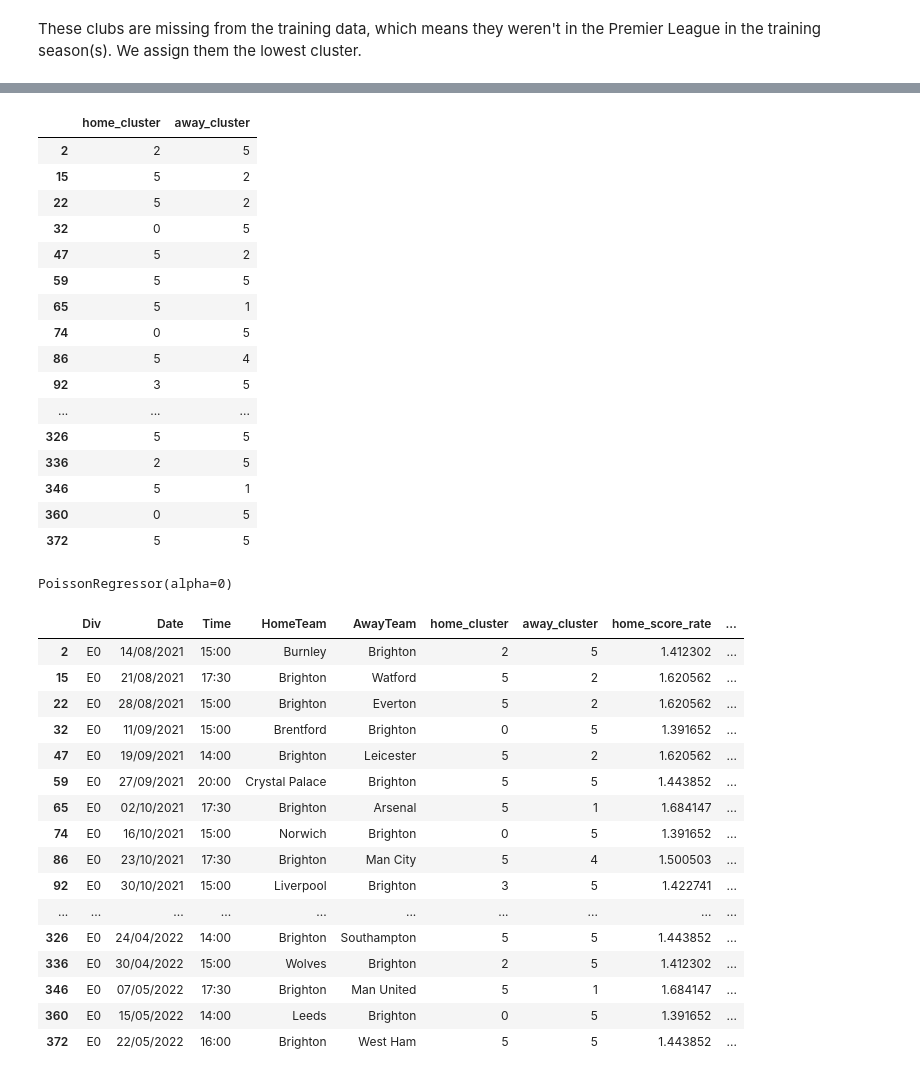
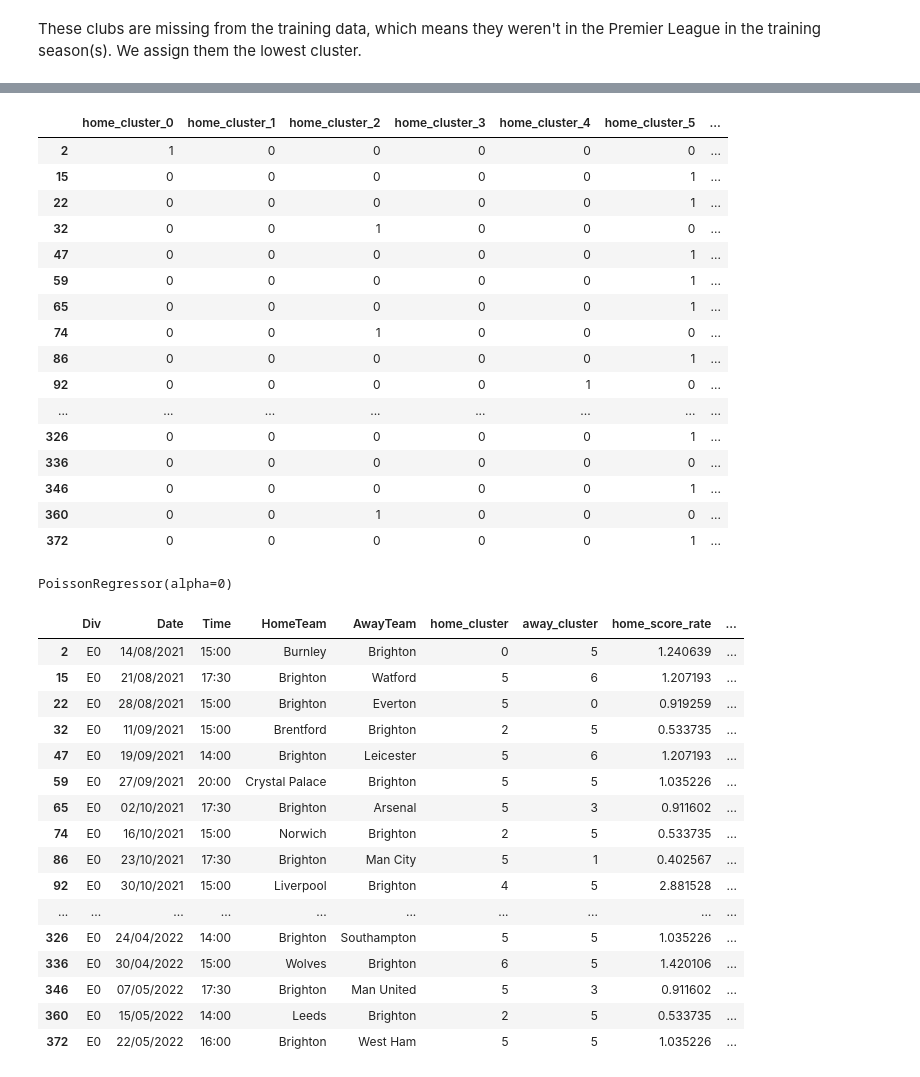
Before and after one commit to lyonjust/soccermatics, a Jupyter notebook: Assignment 3/assignment-3-draft.ipynb, the cells around one changed output, grey strips where cells are left out. Drawn from its saved outputs; the diff is of its cells as text; code cells hidden in the pictures.

```diff
--- a/Assignment 3/assignment-3-draft.ipynb
+++ b/Assignment 3/assignment-3-draft.ipynb
@@ -15,6 +15,7 @@ import seaborn as sns
 # %%
 N_SIMS = 1000
 SEED = 0
+N_CLUSTERS = 7
 # %%
 UPCOMING_SEASON = 2122
 CLUB_TO_PREDICT = 'Brighton'
@@ -130,10 +127,11 @@ df_average_goals
 | Liverpool | 1 | 2.894737 |
 | Man City | 1 | 3.000000 |
 # %%
-y_pred = KMeans(n_clusters=6, random_state=SEED).fit_predict(df_average_goals['goals'].to_numpy().reshape(-1, 1))
+kmeans = KMeans(n_clusters=N_CLUSTERS, random_state=SEED)
+
+y_pred = kmeans.fit_predict(df_average_goals['goals'].to_numpy().reshape(-1, 1))
 
 df_average_goals['cluster'] = y_pred
-#df_average_goals = df_average_goals.reset_index()
 df_average_goals
 # %% [output]
 |  |  | goals | cluster |
@@ -302,24 +311,26 @@ df_upcoming_season_fixtures
 # %%
 df_upcoming_season_fixtures_pred = df_upcoming_season_fixtures[['home_cluster', 'away_cluster']]
-df_upcoming_season_fixtures_pred
+df_upcoming_season_fixtures_pred_dummies = pd.get_dummies(df_upcoming_season_fixtures_pred, columns=['home_cluster', 'away_cluster'], prefix=['home_cluster', 'away_cluster'])
+
+df_upcoming_season_fixtures_pred_dummies
 # %% [output]
-|  | home_cluster | away_cluster |
-| 2 | 2 | 5 |
-| 15 | 5 | 2 |
-| 22 | 5 | 2 |
-| 32 | 0 | 5 |
-| 47 | 5 | 2 |
-| 59 | 5 | 5 |
-| 65 | 5 | 1 |
-| 74 | 0 | 5 |
-| 86 | 5 | 4 |
-| 92 | 3 | 5 |
-| ... | ... | ... |
-| 326 | 5 | 5 |
-| 336 | 2 | 5 |
-| 346 | 5 | 1 |
-| 360 | 0 | 5 |
-| 372 | 5 | 5 |
+|  | home_cluster_0 | home_cluster_1 | home_cluster_2 | home_cluster_3 | home_cluster_4 | home_cluster_5 | ... |
+| 2 | 1 | 0 | 0 | 0 | 0 | 0 | ... |
+| 15 | 0 | 0 | 0 | 0 | 0 | 1 | ... |
+| 22 | 0 | 0 | 0 | 0 | 0 | 1 | ... |
+| 32 | 0 | 0 | 1 | 0 | 0 | 0 | ... |
+| 47 | 0 | 0 | 0 | 0 | 0 | 1 | ... |
+| 59 | 0 | 0 | 0 | 0 | 0 | 1 | ... |
+| 65 | 0 | 0 | 0 | 0 | 0 | 1 | ... |
+| 74 | 0 | 0 | 1 | 0 | 0 | 0 | ... |
+| 86 | 0 | 0 | 0 | 0 | 0 | 1 | ... |
+| 92 | 0 | 0 | 0 | 0 | 1 | 0 | ... |
+| ... | ... | ... | ... | ... | ... | ... | ... |
+| 326 | 0 | 0 | 0 | 0 | 0 | 1 | ... |
+| 336 | 0 | 0 | 0 | 0 | 0 | 0 | ... |
+| 346 | 0 | 0 | 0 | 0 | 0 | 1 | ... |
+| 360 | 0 | 0 | 1 | 0 | 0 | 0 | ... |
+| 372 | 0 | 0 | 0 | 0 | 0 | 1 | ... |
 # %%
 clf_home = linear_model.PoissonRegressor(fit_intercept=True, alpha=0)
 clf_away = linear_model.PoissonRegressor(fit_intercept=True, alpha=0)
@@ -330,27 +341,27 @@ clf_away.fit(df_historical_scores[['home_cluster', 'away_cluster']], df_historic
 # %% [output]
 PoissonRegressor(alpha=0)
 # %%
-home_score_rate = clf_home.predict(df_upcoming_season_fixtures_pred)
-away_score_rate = clf_away.predict(df_upcoming_season_fixtures_pred)
+home_score_rate = clf_home.predict(df_upcoming_season_fixtures_pred_dummies)
+away_score_rate = clf_away.predict(df_upcoming_season_fixtures_pred_dummies)
 
 df_upcoming_season_fixtures['home_score_rate'] = home_score_rate
 df_upcoming_season_fixtures['away_score_rate'] = away_score_rate
 df_upcoming_season_fixtures
 # %% [output]
 |  | Div | Date | Time | HomeTeam | AwayTeam | home_cluster | away_cluster | home_score_rate | ... |
-| 2 | E0 | 14/08/2021 | 15:00 | Burnley | Brighton | 2 | 5 | 1.412302 | ... |
-| 15 | E0 | 21/08/2021 | 17:30 | Brighton | Watford | 5 | 2 | 1.620562 | ... |
-| 22 | E0 | 28/08/2021 | 15:00 | Brighton | Everton | 5 | 2 | 1.620562 | ... |
-| 32 | E0 | 11/09/2021 | 15:00 | Brentford | Brighton | 0 | 5 | 1.391652 | ... |
-| 47 | E0 | 19/09/2021 | 14:00 | Brighton | Leicester | 5 | 2 | 1.620562 | ... |
-| 59 | E0 | 27/09/2021 | 20:00 | Crystal Palace | Brighton | 5 | 5 | 1.443852 | ... |
-| 65 | E0 | 02/10/2021 | 17:30 | Brighton | Arsenal | 5 | 1 | 1.684147 | ... |
-| 74 | E0 | 16/10/2021 | 15:00 | Norwich | Brighton | 0 | 5 | 1.391652 | ... |
-| 86 | E0 | 23/10/2021 | 17:30 | Brighton | Man City | 5 | 4 | 1.500503 | ... |
-| 92 | E0 | 30/10/2021 | 15:00 | Liverpool | Brighton | 3 | 5 | 1.422741 | ... |
+| 2 | E0 | 14/08/2021 | 15:00 | Burnley | Brighton | 0 | 5 | 1.240639 | ... |
+| 15 | E0 | 21/08/2021 | 17:30 | Brighton | Watford | 5 | 6 | 1.207193 | ... |
+| 22 | E0 | 28/08/2021 | 15:00 | Brighton | Everton | 5 | 0 | 0.919259 | ... |
+| 32 | E0 | 11/09/2021 | 15:00 | Brentford | Brighton | 2 | 5 | 0.533735 | ... |
+| 47 | E0 | 19/09/2021 | 14:00 | Brighton | Leicester | 5 | 6 | 1.207193 | ... |
+| 59 | E0 | 27/09/2021 | 20:00 | Crystal Palace | Brighton | 5 | 5 | 1.035226 | ... |
+| 65 | E0 | 02/10/2021 | 17:30 | Brighton | Arsenal | 5 | 3 | 0.911602 | ... |
+| 74 | E0 | 16/10/2021 | 15:00 | Norwich | Brighton | 2 | 5 | 0.533735 | ... |
+| 86 | E0 | 23/10/2021 | 17:30 | Brighton | Man City | 5 | 1 | 0.402567 | ... |
+| 92 | E0 | 30/10/2021 | 15:00 | Liverpool | Brighton | 4 | 5 | 2.881528 | ... |
 | ... | ... | ... | ... | ... | ... | ... | ... | ... | ... |
-| 326 | E0 | 24/04/2022 | 14:00 | Brighton | Southampton | 5 | 5 | 1.443852 | ... |
-| 336 | E0 | 30/04/2022 | 15:00 | Wolves | Brighton | 2 | 5 | 1.412302 | ... |
-| 346 | E0 | 07/05/2022 | 17:30 | Brighton | Man United | 5 | 1 | 1.684147 | ... |
-| 360 | E0 | 15/05/2022 | 14:00 | Leeds | Brighton | 0 | 5 | 1.391652 | ... |
-| 372 | E0 | 22/05/2022 | 16:00 | Brighton | West Ham | 5 | 5 | 1.443852 | ... |
+| 326 | E0 | 24/04/2022 | 14:00 | Brighton | Southampton | 5 | 5 | 1.035226 | ... |
+| 336 | E0 | 30/04/2022 | 15:00 | Wolves | Brighton | 6 | 5 | 1.420106 | ... |
+| 346 | E0 | 07/05/2022 | 17:30 | Brighton | Man United | 5 | 3 | 0.911602 | ... |
+| 360 | E0 | 15/05/2022 | 14:00 | Leeds | Brighton | 2 | 5 | 0.533735 | ... |
+| 372 | E0 | 22/05/2022 | 16:00 | Brighton | West Ham | 5 | 5 | 1.035226 | ... |
```
Also changed, not shown: parts of 16 cells of this notebook.
